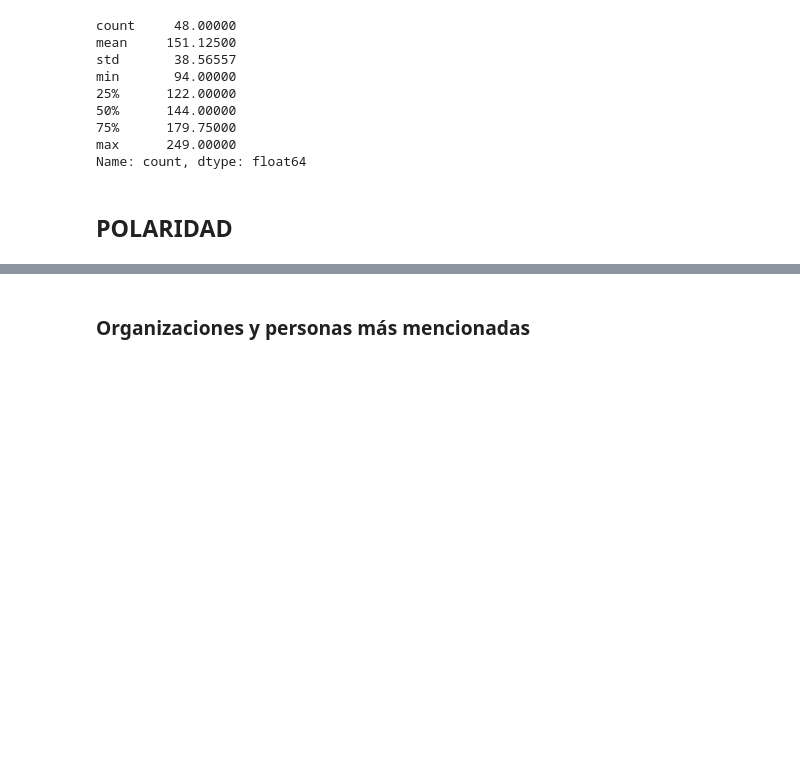
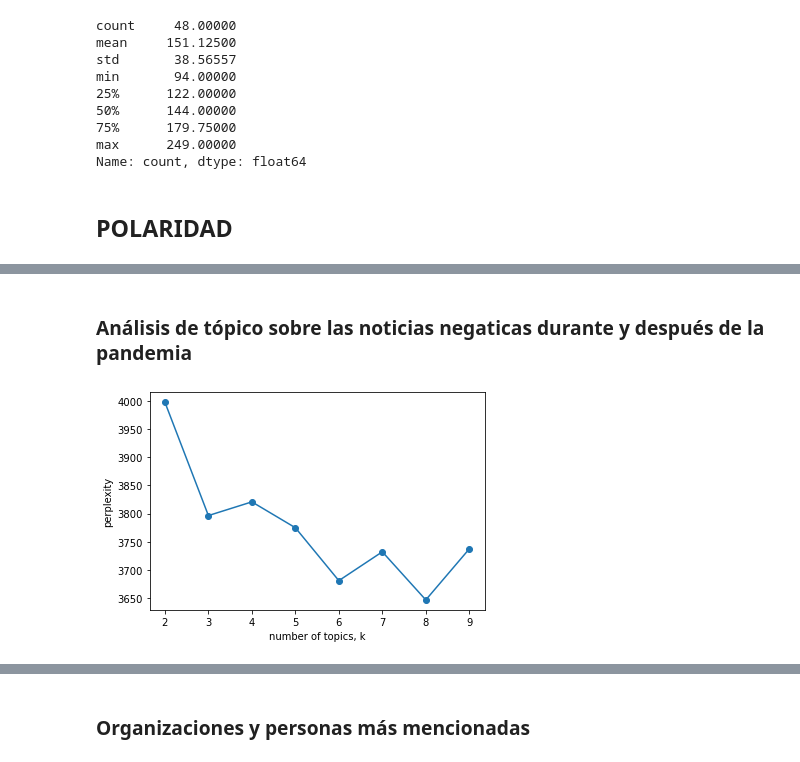
Before and after one commit to mcsebe/Proyecto_Unidad2_MAD, a Jupyter notebook: Código.ipynb, the cells around one changed output, grey strips where cells are left out. Saved outputs shown, nothing was run; the diff lists cells and outputs as text; code cells hidden in the pictures; blank space fills up the shorter version.

Commit message:
Análisis de tópico

```diff
--- a/Código.ipynb
+++ b/Código.ipynb
@@ -331,0 +322,41 @@ grouped[grouped['year'] == 2023].describe()
+# %% [markdown]
+### Análisis de tópico sobre las noticias negaticas durante y después de la pandemia
+# %%
+from sklearn.decomposition import LatentDirichletAllocation
+
+num_k = range(2, 10)
+
+def print_top_words(model, feature_names, n_top_words):
+    for topic_idx, topic in enumerate(model.components_):
+        message = "Topic #%d: " % topic_idx
+        message += " ".join([feature_names[i]
+                             for i in topic.argsort()[:-n_top_words - 1:-1]])
+        print(message)
+    print()
+
+
+tf_vectorizer = CountVectorizer(max_df=0.95, min_df=2,
+                                stop_words=myStopWords,tokenizer=spacy_tokenizer, ngram_range=(1,1))
+tf = tf_vectorizer.fit_transform(df_filtr[(df_filtr['year'] == '2020') | (df_filtr['year'] == '2021')].text)
+diccionario= tf_vectorizer.get_feature_names_out()
+
+
+perp = []
+for k in num_k:
+    #Estimación de LDA con Bayes Variacional
+    lda = LatentDirichletAllocation(n_components=k, max_iter=10,
+                                learning_method='online',
+                                learning_offset=50.,
+                                random_state=0)
+
+    lda.fit(tf)
+    #Cálculo de índice de ajuste de los datos
+    perp.append(lda.perplexity(tf))
+
+plt.plot(num_k, perp, '-o')
+plt.xlabel('number of topics, k')
+plt.ylabel('perplexity')
+plt.xticks(num_k)
+plt.show()
+# %% [output]
+[figure, added]
```
Also changed, not shown: parts of 50 cells of this notebook.
